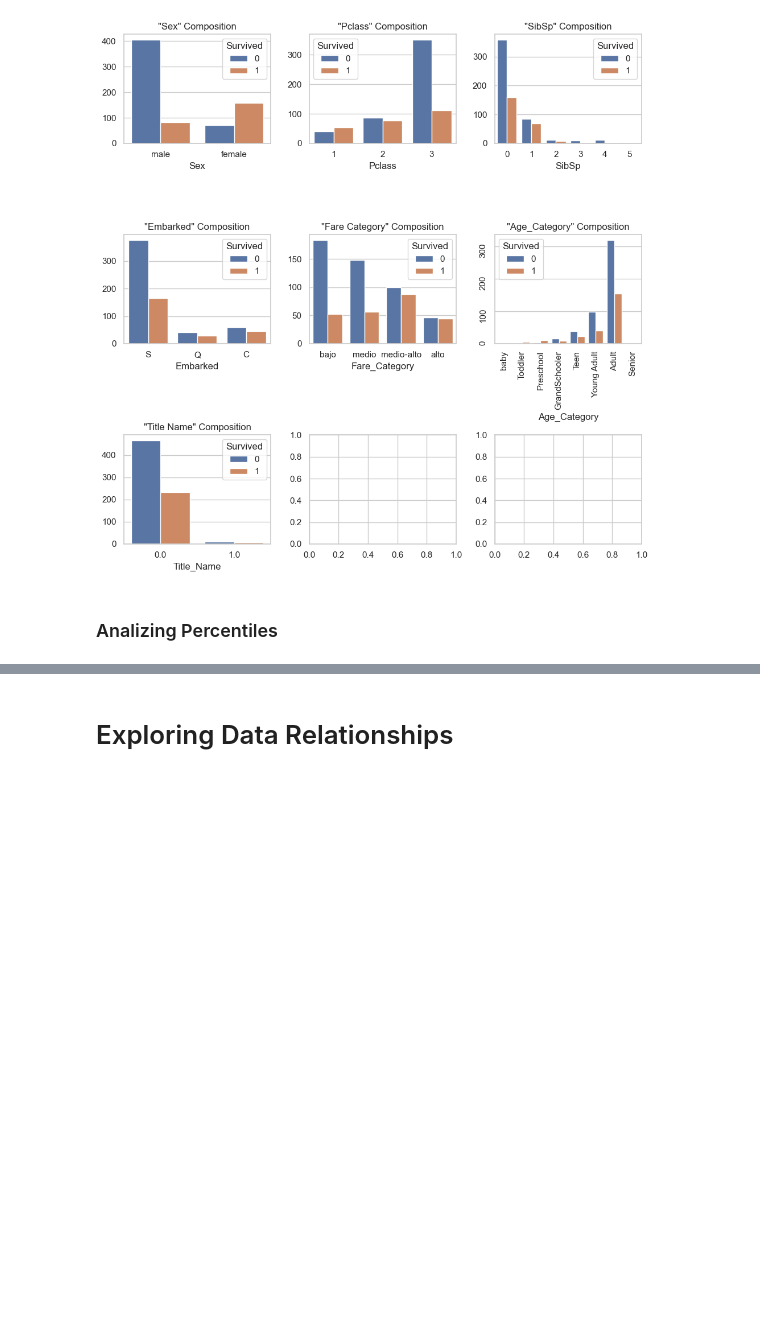
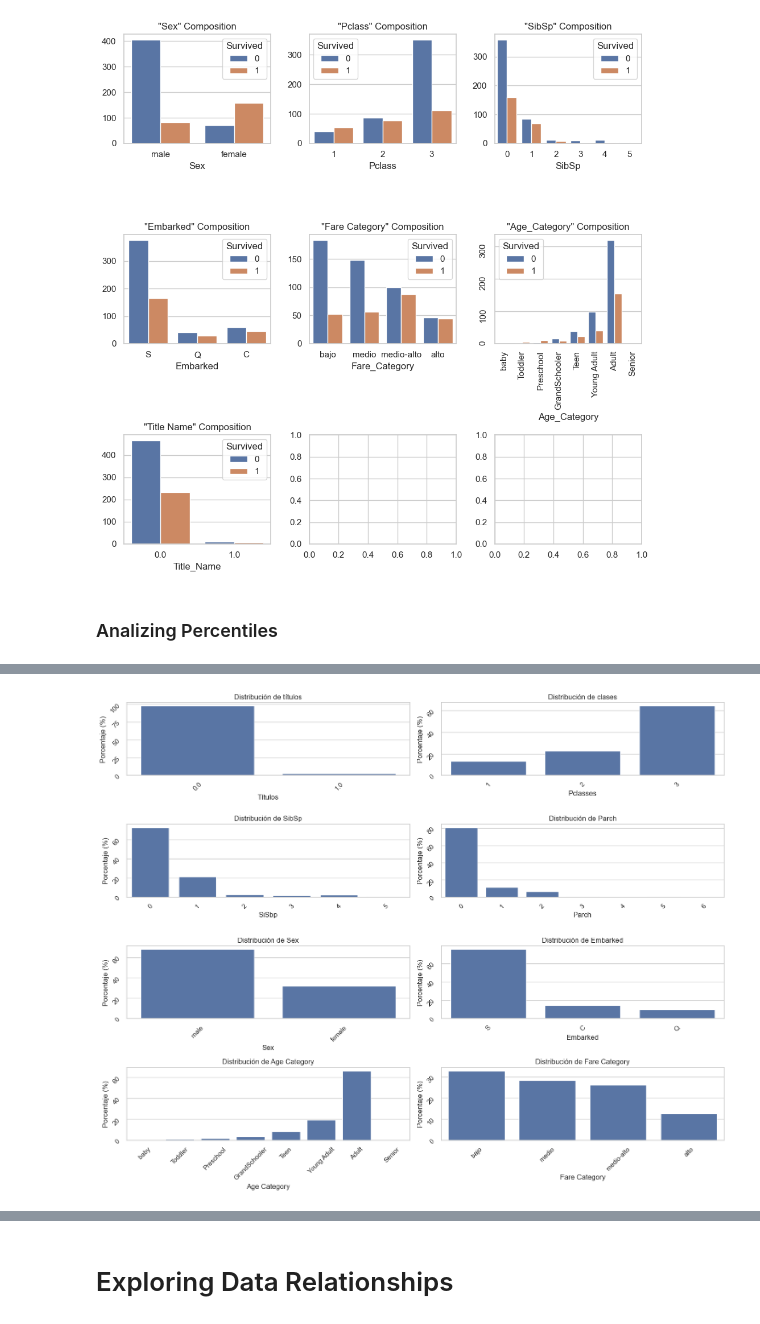
Before and after one commit to marcoeferro/EDA-exercises, a Jupyter notebook: titanic/EDA.ipynb, the cells around one changed output, grey strips where cells are left out. Saved outputs shown, nothing was run; the diff lists cells and outputs as text; code cells hidden in the pictures; blank space fills up the shorter version.

```diff
--- a/titanic/EDA.ipynb
+++ b/titanic/EDA.ipynb
@@ -561,0 +542,83 @@ En terminos de sobrevivencia podemos observar que :
+# %%
+# Calculando los porcentajes (asumiendo que ya tienes los porcentajes en una serie llamada 'porcentajes')
+porcentajes_title_name = (df.loc[:,"Title_Name"].value_counts()/sum(df.loc[:,"Title_Name"].value_counts().values))*100
+porcentajes_Pclass = (df.loc[:,"Pclass"].value_counts()/sum(df.loc[:,"Pclass"].value_counts().values))*100
+porcentajes_SibSp = (df.loc[:,"SibSp"].value_counts()/sum(df.loc[:,"SibSp"].value_counts().values))*100
+porcentajes_Parch = (df.loc[:,"Parch"].value_counts()/sum(df.loc[:,"Parch"].value_counts().values))*100
+porcentajes_Sex = (df.loc[:,"Sex"].value_counts()/sum(df.loc[:,"Sex"].value_counts().values))*100
+porcentajes_Embarked = (df.loc[:,"Embarked"].value_counts()/sum(df.loc[:,"Embarked"].value_counts().values))*100
+porcentajes_Age_Category = (df.loc[:,"Age_Category"].value_counts()/sum(df.loc[:,"Age_Category"].value_counts().values))*100
+porcentajes_Fare_Category = (df.loc[:,"Fare_Category"].value_counts()/sum(df.loc[:,"Fare_Category"].value_counts().values))*100
+
+# Creando el gráfico de barras
+fig, ax = plt.subplots(nrows=4, ncols=2, figsize=(15,12))
+
+g1 = sns.barplot(x=porcentajes_title_name.index, y=porcentajes_title_name,ax=ax[0,0])
+
+# Personalizando el gráfico correctamente
+g1.set_xlabel('Títulos')
+g1.set_ylabel('Porcentaje (%)')
+g1.set_title('Distribución de títulos')
+g1.tick_params( labelrotation=45)
+
+g2 = sns.barplot(x=porcentajes_Pclass.index, y=porcentajes_Pclass,ax=ax[0,1])
+
+# Personalizando el gráfico correctamente
+g2.set_xlabel('Pclasses')
+g2.set_ylabel('Porcentaje (%)')
+g2.set_title('Distribución de clases')
+g2.tick_params( labelrotation=45)
+
+g3 = sns.barplot(x=porcentajes_SibSp.index, y=porcentajes_SibSp,ax=ax[1,0])
+
+# Personalizando el gráfico correctamente
+g3.set_xlabel('SiSbp')
+g3.set_ylabel('Porcentaje (%)')
+g3.set_title('Distribución de SibSp')
+g3.tick_params( labelrotation=45)
+
+g4 = sns.barplot(x=porcentajes_Parch.index, y=porcentajes_Parch,ax=ax[1,1])
+
+# Personalizando el gráfico correctamente
+g4.set_xlabel('Parch')
+g4.set_ylabel('Porcentaje (%)')
+g4.set_title('Distribución de Parch')
+g4.tick_params( labelrotation=45)
+
+g5 = sns.barplot(x=porcentajes_Sex.index, y=porcentajes_Sex,ax=ax[2,0])
+
+# Personalizando el gráfico correctamente
+g5.set_xlabel('Sex')
+g5.set_ylabel('Porcentaje (%)')
+g5.set_title('Distribución de Sex')
+g5.tick_params( labelrotation=45)
+
+g6 = sns.barplot(x=porcentajes_Embarked.index, y=porcentajes_Embarked,ax=ax[2,1])
+
+# Personalizando el gráfico correctamente
+g6.set_xlabel('Embarked')
+g6.set_ylabel('Porcentaje (%)')
+g6.set_title('Distribución de Embarked')
+g6.tick_params( labelrotation=45)
+
+g7 = sns.barplot(x=porcentajes_Age_Category.index, y=porcentajes_Age_Category,ax=ax[3,0])
+
+# Personalizando el gráfico correctamente
+g7.set_xlabel('Age Category')
+g7.set_ylabel('Porcentaje (%)')
+g7.set_title('Distribución de Age Category')
+g7.tick_params( labelrotation=45)
+
+g8 = sns.barplot(x=porcentajes_Fare_Category.index, y=porcentajes_Fare_Category,ax=ax[3,1])
+
+# Personalizando el gráfico correctamente
+g8.set_xlabel('Fare Category')
+g8.set_ylabel('Porcentaje (%)')
+g8.set_title('Distribución de Fare Category')
+g8.tick_params( labelrotation=45)
+
+
+plt.tight_layout()
+plt.show()
+# %% [output]
+[figure, added]
```
Also changed, not shown: parts of 30 cells of this notebook.
